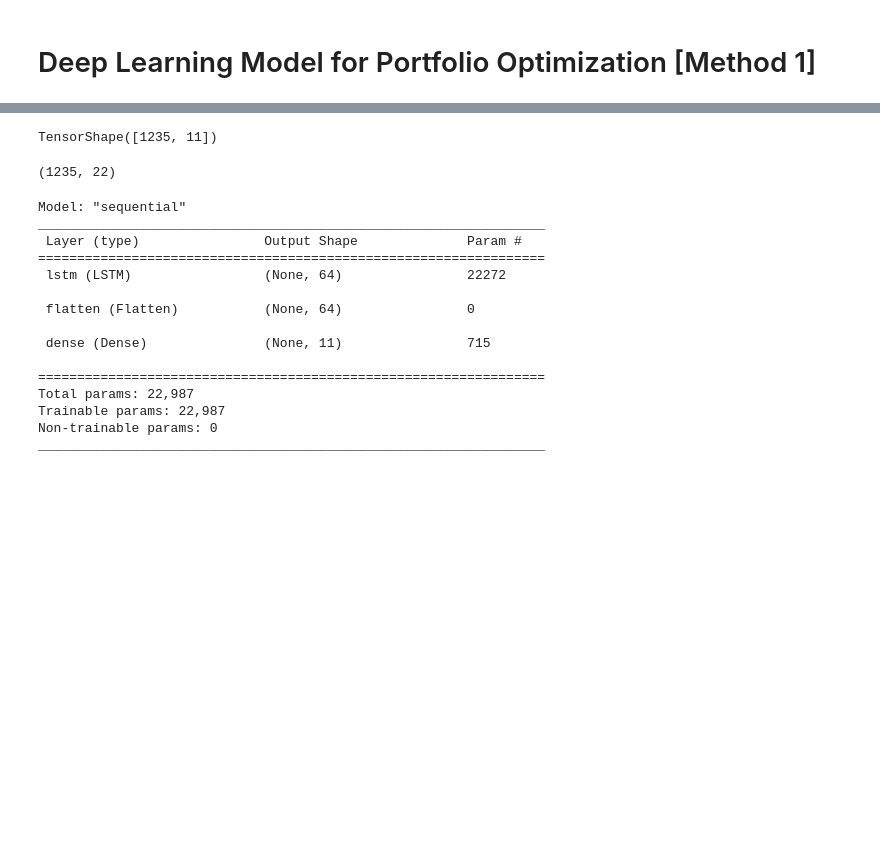
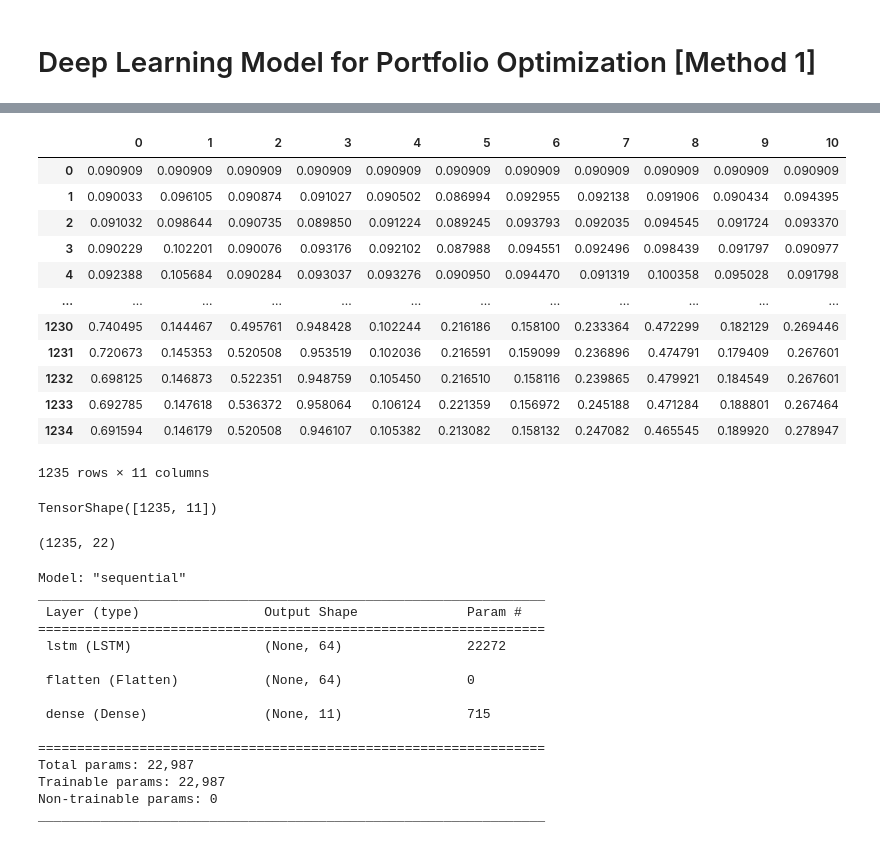
Before and after one commit to thisisindrajit/Portfolio-optimization-using-Deep-Learning-and-statistics, a Jupyter notebook: code.ipynb, the cells around one changed output, grey strips where cells are left out. Saved outputs shown, nothing was run; the diff lists cells and outputs as text; code cells hidden in the pictures; blank space fills up the shorter version.

```diff
--- a/code.ipynb
+++ b/code.ipynb
@@ -139,7 +139,7 @@ def get_data(tickers, getInfo=True, period="5y"):
       info.append(yf.Ticker(ticker).info)
 
   # check whether if any ticker symbol has less than min_prev_days days of data
-  for i in range(len(tickers)):
+  for i in range(port_len):
     cur_ticker_count = data.iloc[:, i].count()
 
     if cur_ticker_count < min_prev_days:
@@ -732 +786,17 @@ sharpe_loss_data = tf.cast(tf.constant(df.iloc[1:]), float)
+# %%
+pd.DataFrame(np.multiply((df.iloc[1:] / df.iloc[1]).values, np.array([1 / port_len for x in range(port_len)])))
+# %% [output]
+|  | 0 | 1 | 2 | 3 | 4 | 5 | 6 | 7 | 8 | 9 | 10 |
+| 0 | 0.090909 | 0.090909 | 0.090909 | 0.090909 | 0.090909 | 0.090909 | 0.090909 | 0.090909 | 0.090909 | 0.090909 | 0.090909 |
+| 1 | 0.090033 | 0.096105 | 0.090874 | 0.091027 | 0.090502 | 0.086994 | 0.092955 | 0.092138 | 0.091906 | 0.090434 | 0.094395 |
+| 2 | 0.091032 | 0.098644 | 0.090735 | 0.089850 | 0.091224 | 0.089245 | 0.093793 | 0.092035 | 0.094545 | 0.091724 | 0.093370 |
+| 3 | 0.090229 | 0.102201 | 0.090076 | 0.093176 | 0.092102 | 0.087988 | 0.094551 | 0.092496 | 0.098439 | 0.091797 | 0.090977 |
+| 4 | 0.092388 | 0.105684 | 0.090284 | 0.093037 | 0.093276 | 0.090950 | 0.094470 | 0.091319 | 0.100358 | 0.095028 | 0.091798 |
+| ... | ... | ... | ... | ... | ... | ... | ... | ... | ... | ... | ... |
+| 1230 | 0.740495 | 0.144467 | 0.495761 | 0.948428 | 0.102244 | 0.216186 | 0.158100 | 0.233364 | 0.472299 | 0.182129 | 0.269446 |
+| 1231 | 0.720673 | 0.145353 | 0.520508 | 0.953519 | 0.102036 | 0.216591 | 0.159099 | 0.236896 | 0.474791 | 0.179409 | 0.267601 |
+| 1232 | 0.698125 | 0.146873 | 0.522351 | 0.948759 | 0.105450 | 0.216510 | 0.158116 | 0.239865 | 0.479921 | 0.184549 | 0.267601 |
+| 1233 | 0.692785 | 0.147618 | 0.536372 | 0.958064 | 0.106124 | 0.221359 | 0.156972 | 0.245188 | 0.471284 | 0.188801 | 0.267464 |
+| 1234 | 0.691594 | 0.146179 | 0.520508 | 0.946107 | 0.105382 | 0.213082 | 0.158132 | 0.247082 | 0.465545 | 0.189920 | 0.278947 |
+1235 rows × 11 columns
 # %%
```
Also changed, not shown: parts of 9 cells of this notebook.
